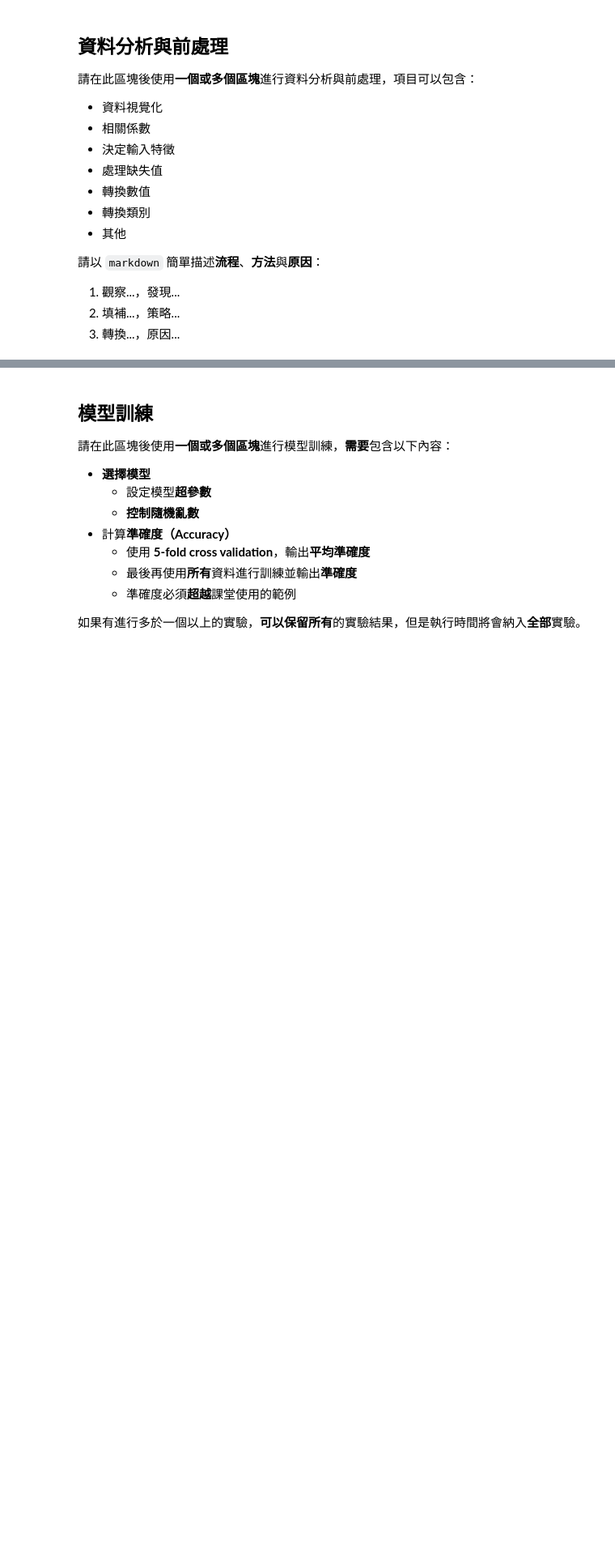
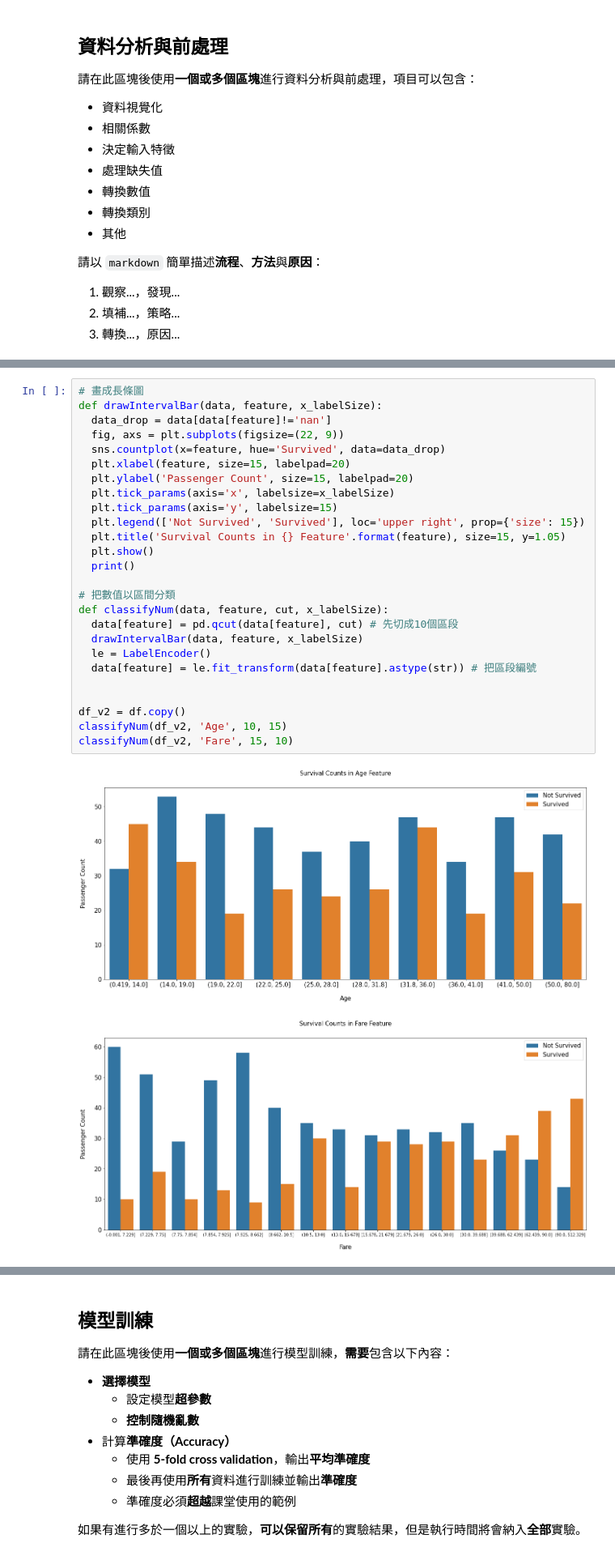
Before and after one commit to JCP1014/Titanic-Survivor-Prediction, a Jupyter notebook: main.ipynb, the cells around one changed output, grey strips where cells are left out. Shown at 81% size. Drawn from its saved outputs; the diff is of its cells as text; blank space fills up the shorter version.

```diff
--- a/main.ipynb
+++ b/main.ipynb
@@ -251,0 +367,29 @@ train_y = df['Survived']                       # 取出訓練資料的答案
+# %%
+# 畫成長條圖
+def drawIntervalBar(data, feature, x_labelSize):
+  data_drop = data[data[feature]!='nan']
+  fig, axs = plt.subplots(figsize=(22, 9))
+  sns.countplot(x=feature, hue='Survived', data=data_drop)
+  plt.xlabel(feature, size=15, labelpad=20)
+  plt.ylabel('Passenger Count', size=15, labelpad=20)
+  plt.tick_params(axis='x', labelsize=x_labelSize)
+  plt.tick_params(axis='y', labelsize=15)
+  plt.legend(['Not Survived', 'Survived'], loc='upper right', prop={'size': 15})
+  plt.title('Survival Counts in {} Feature'.format(feature), size=15, y=1.05)
+  plt.show()
+  print()
+
+# 把數值以區間分類
+def classifyNum(data, feature, cut, x_labelSize):
+  data[feature] = pd.qcut(data[feature], cut) # 先切成10個區段
+  drawIntervalBar(data, feature, x_labelSize)
+  le = LabelEncoder()
+  data[feature] = le.fit_transform(data[feature].astype(str)) # 把區段編號
+
+
+df_v2 = df.copy()
+classifyNum(df_v2, 'Age', 10, 15)
+classifyNum(df_v2, 'Fare', 15, 10)
+# %% [output]
+[figure, added]
+[figure, added]
```
Also changed, not shown: parts of 30 cells of this notebook, 1 other file.
